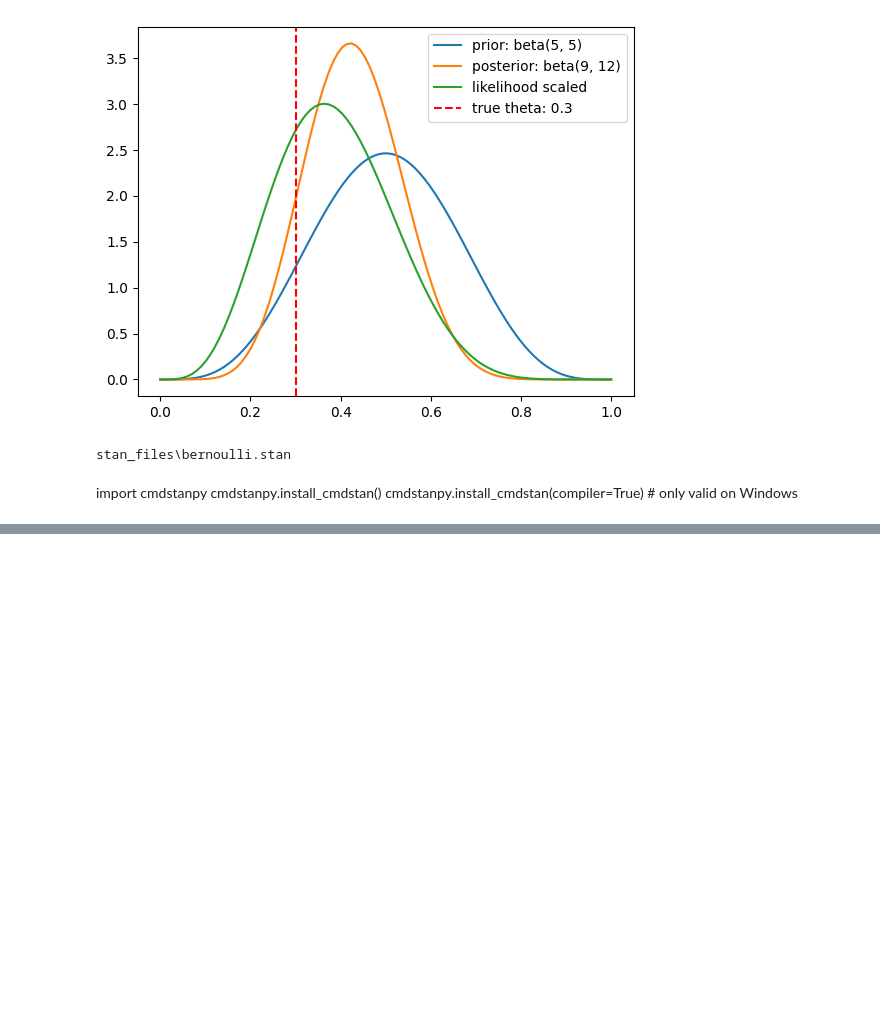
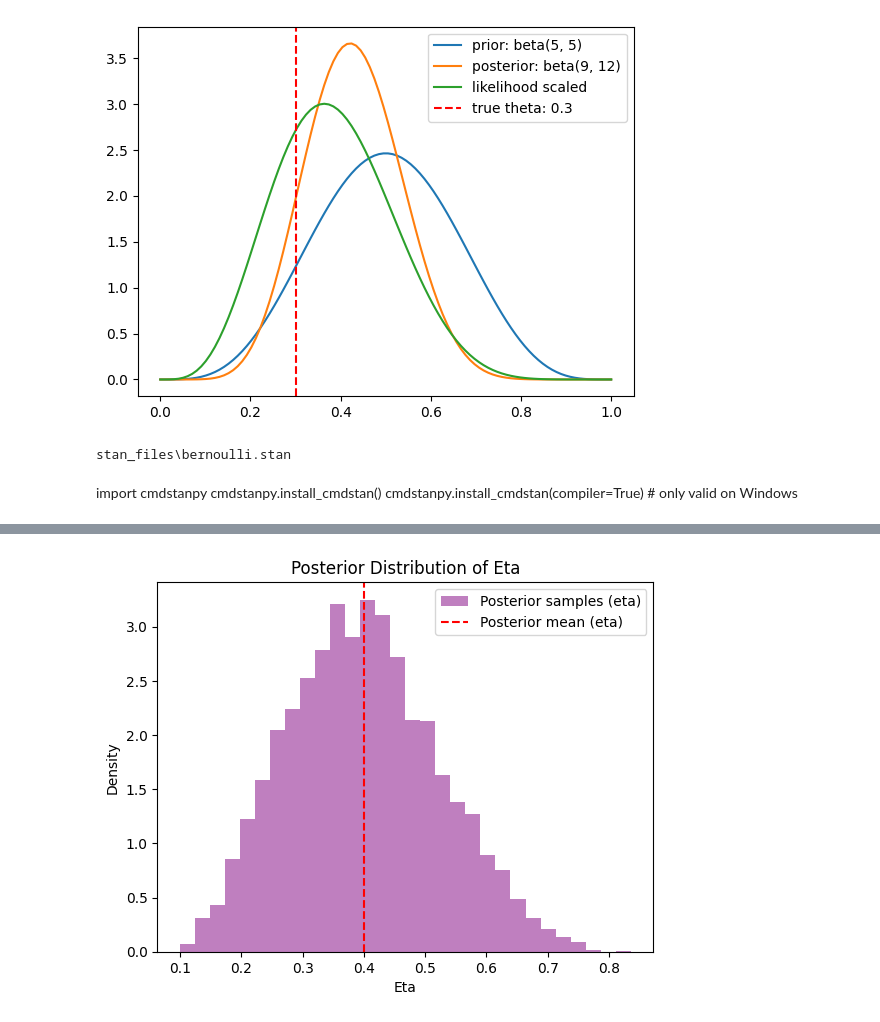
Before and after one commit to yongduek/KOS6313, a Jupyter notebook: beta_bernoulli.ipynb, the cells around one changed output, grey strips where cells are left out. Drawn from its saved outputs; the diff is of its cells as text; code cells hidden in the pictures; blank space fills up the shorter version.

```diff
--- a/beta_bernoulli.ipynb
+++ b/beta_bernoulli.ipynb
@@ -192,0 +326,14 @@ plt.show()
+# %%
+# Transform theta_samples_logistic to eta
+eta_samples = 1 / (1 + np.exp(-theta_samples_logistic))
+
+# Plot the density of eta
+plt.hist(eta_samples, bins=30, density=True, alpha=0.5, color='purple', label='Posterior samples (eta)')
+plt.axvline(np.mean(eta_samples), color='red', linestyle='dashed', label='Posterior mean (eta)')
+plt.xlabel('Eta')
+plt.ylabel('Density')
+plt.title('Posterior Distribution of Eta')
+plt.legend()
+plt.show()
+# %% [output]
+[figure, added]
```
Also changed, not shown: parts of 7 cells of this notebook, 2 other files.
